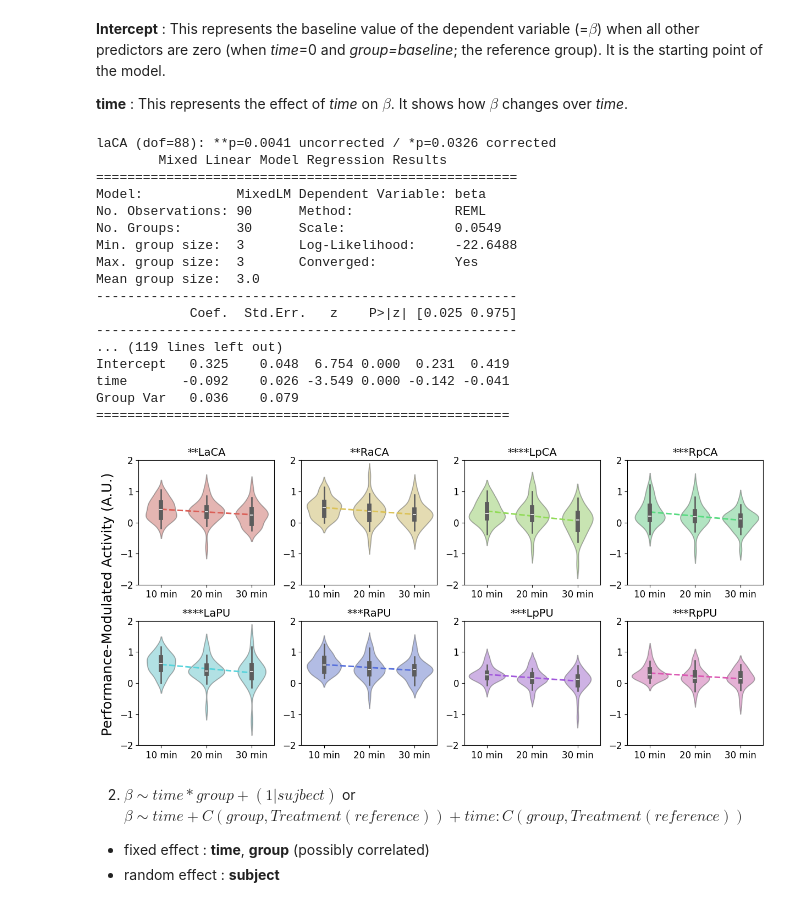
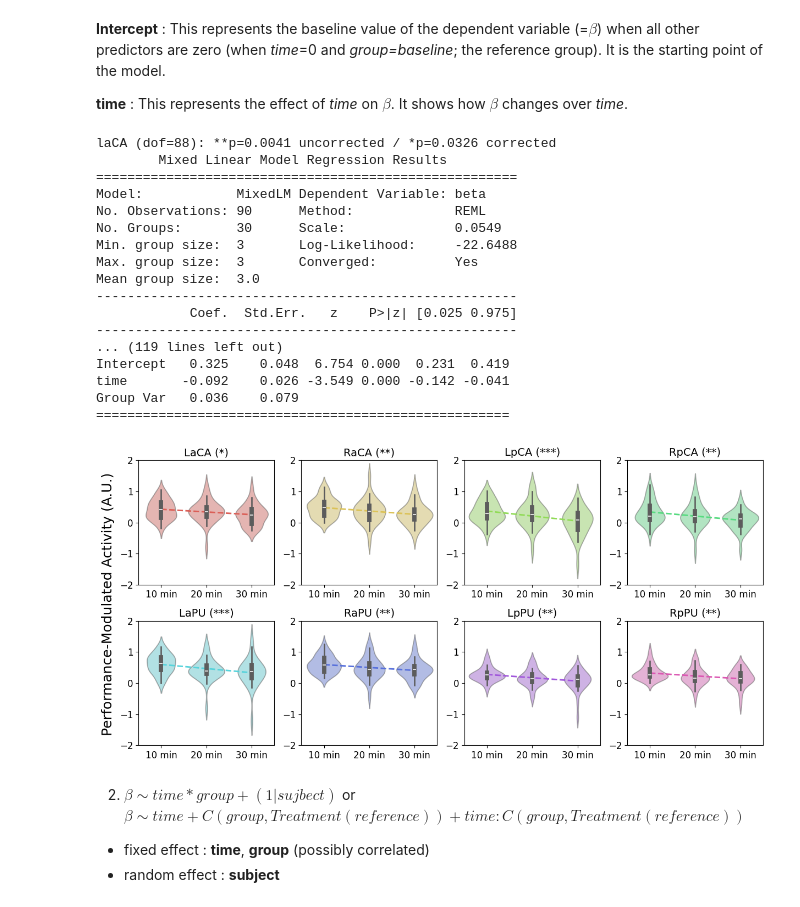
Before and after one commit to psb629/CommonLab, a Jupyter notebook: GP/scripts/LME.ipynb, the cells around one changed output. Cells and saved outputs as stored; diff of their text form; code cells hidden in the pictures.

```diff
--- a/GP/scripts/LME.ipynb
+++ b/GP/scripts/LME.ipynb
@@ -195,35 +195,35 @@ for ii, roi in enumerate(list_roi):
     # *8 means a correction (8 ROIs)
     pval_c = pval * 8
 
     roi_ = roi[0].upper()+roi[1:]
-    g.set_title('%s%s'%(convert_pvalue_to_asterisks(pval), roi_), fontsize=14)
+    g.set_title('%s (%s)'%(roi_, convert_pvalue_to_asterisks(pval_c)), fontsize=14)
     print('%s (dof=%d): %sp=%.4f uncorrected / %sp=%.4f corrected'%
         (roi, result.df_resid, convert_pvalue_to_asterisks(pval), pval, convert_pvalue_to_asterisks(pval_c), pval_c)
     )
     print(result.summary())
 
 fig.text(-.015, 0.5, 'Performance-Modulated Activity (A.U.)', va='center', rotation='vertical', fontsize=18)
 
 fig.tight_layout()
 # %% [output]
 laCA (dof=88): **p=0.0041 uncorrected / *p=0.0326 corrected
         Mixed Linear Model Regression Results
 ======================================================
 Model:            MixedLM Dependent Variable: beta
 No. Observations: 90      Method:             REML
 No. Groups:       30      Scale:              0.0549
 Min. group size:  3       Log-Likelihood:     -22.6488
 Max. group size:  3       Converged:          Yes
 Mean group size:  3.0
 ------------------------------------------------------
             Coef.  Std.Err.   z    P>|z| [0.025 0.975]
 ------------------------------------------------------
 ... (119 lines left out)
 Intercept   0.325    0.048  6.754 0.000  0.231  0.419
 time       -0.092    0.026 -3.549 0.000 -0.142 -0.041
 Group Var   0.036    0.079
 =====================================================
-[figure, old version]
+[figure, new version]
 # %%
 fig.savefig(
     '/home/sungbeenpark/Github/labs/GP/results/fig.S1b.png'
```
Also changed, not shown: 1 other file.
